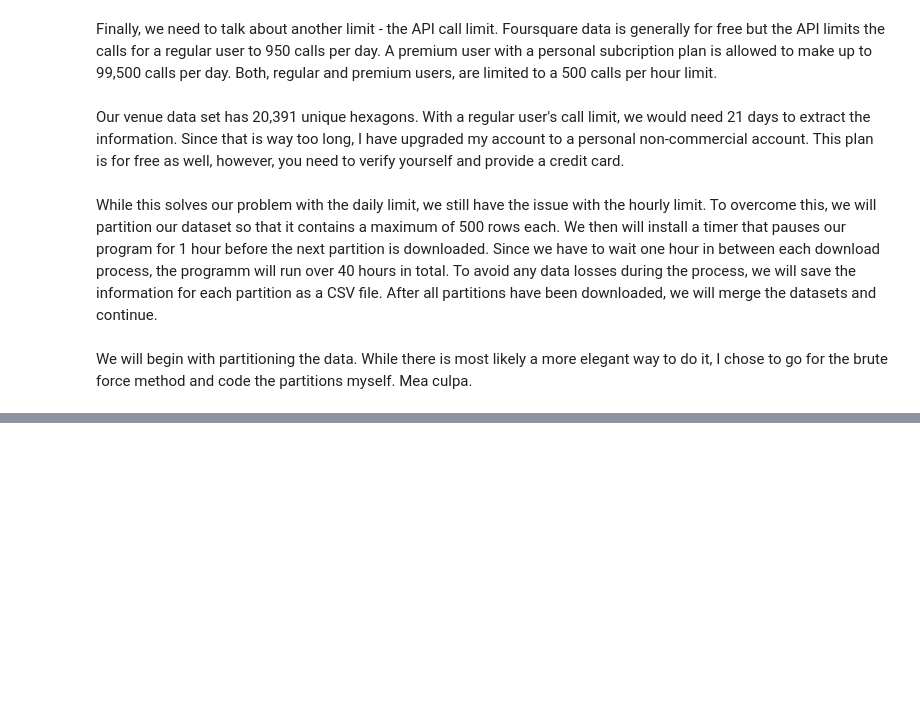
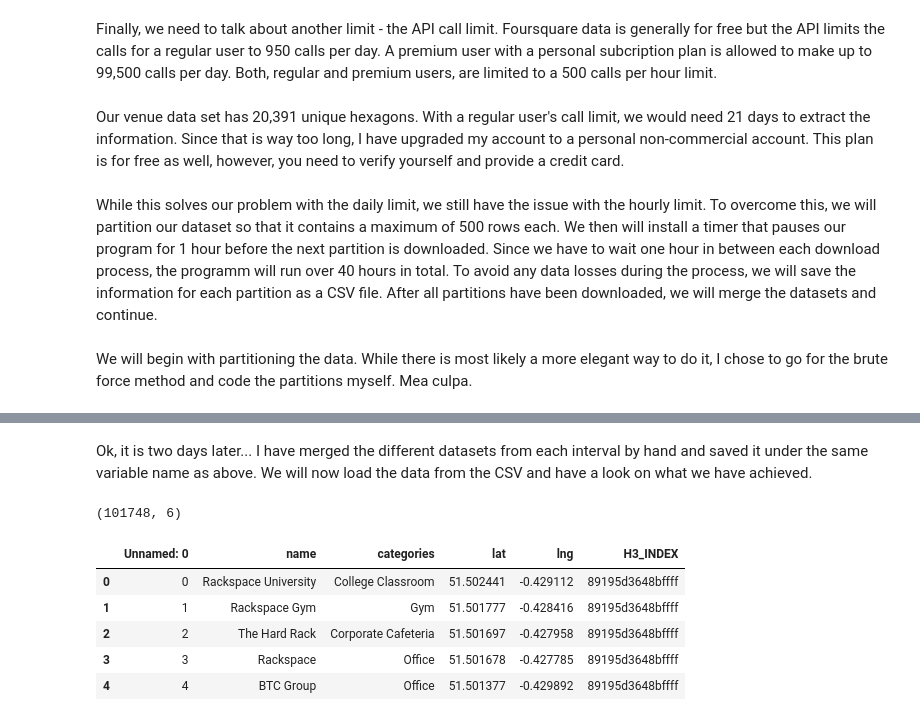
Before and after one commit to Mauricebuettgenbach/battle_of_the_neighborhoods, a Jupyter notebook: THE_BATTLE_OF_NEIHBORHOODS.ipynb, the cells around one changed output, grey strips where cells are left out. Saved outputs shown, nothing was run; the diff lists cells and outputs as text; code cells hidden in the pictures; blank space fills up the shorter version.

```diff
--- a/THE_BATTLE_OF_NEIHBORHOODS.ipynb
+++ b/THE_BATTLE_OF_NEIHBORHOODS.ipynb
@@ -1086,0 +957,17 @@ Timer started...
+# %% [markdown]
+Ok, it is two days later... I have merged the different datasets from each interval by hand and saved it under the same variable name as above. We will now load the data from the CSV and have a look on what we have achieved.
+# %%
+# Load data
+all_nearby_venues = pd.read_csv("ALL_NEARBY_VENUES.csv")
+
+# Viz
+print(all_nearby_venues.shape)
+all_nearby_venues.head()
+# %% [output]
+(101748, 6)
+|  | Unnamed: 0 | name | categories | lat | lng | H3_INDEX |
+| 0 | 0 | Rackspace University | College Classroom | 51.502441 | -0.429112 | 89195d3648bffff |
+| 1 | 1 | Rackspace Gym | Gym | 51.501777 | -0.428416 | 89195d3648bffff |
+| 2 | 2 | The Hard Rack | Corporate Cafeteria | 51.501697 | -0.427958 | 89195d3648bffff |
+| 3 | 3 | Rackspace | Office | 51.501678 | -0.427785 | 89195d3648bffff |
+| 4 | 4 | BTC Group | Office | 51.501377 | -0.429892 | 89195d3648bffff |
```
Also changed, not shown: parts of 15 cells of this notebook.
